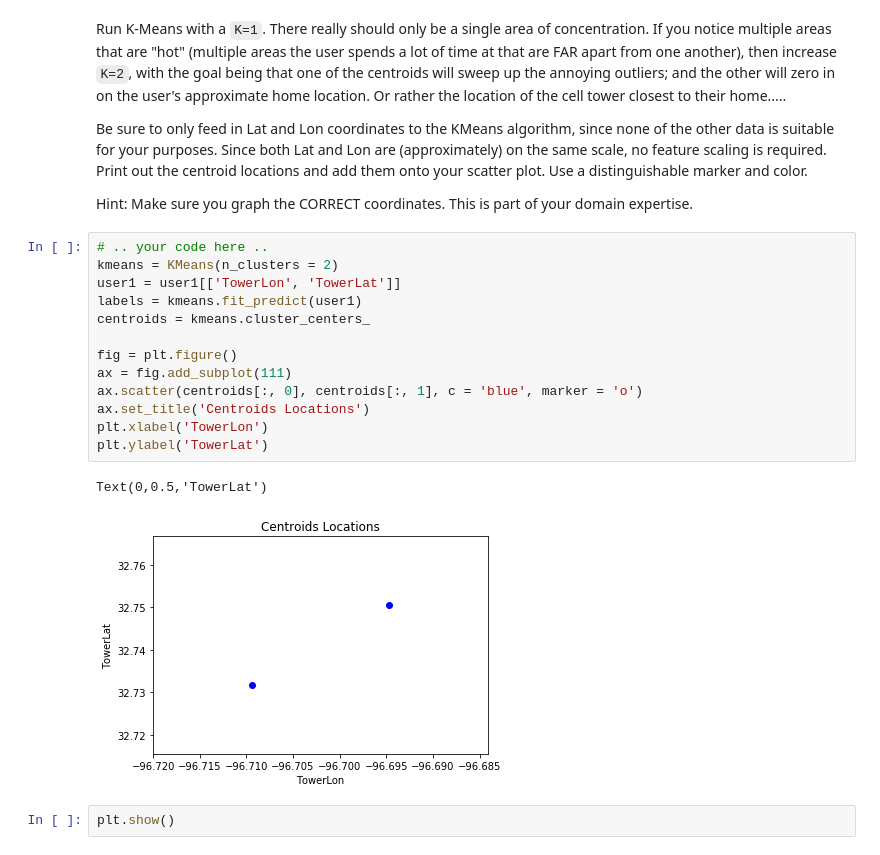
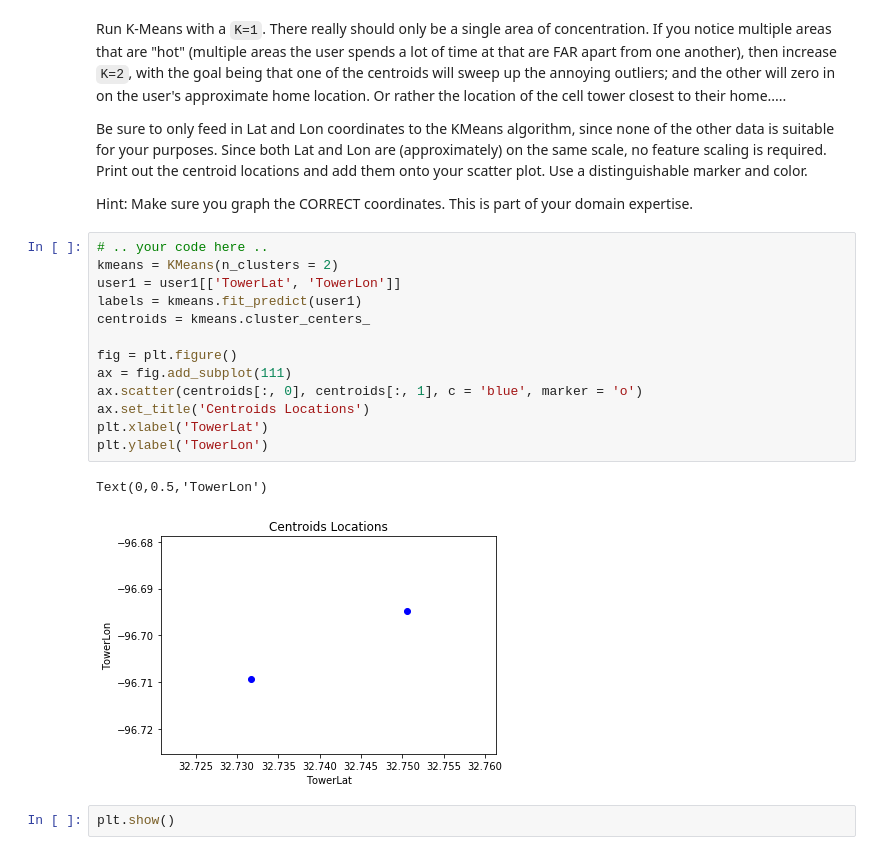
Before and after one commit to Haopython/DAT210x, a Jupyter notebook: Module5/Module5 - Lab2.ipynb, the cells around one changed output. Drawn from its saved outputs; the diff is of its cells as text.

```diff
--- a/Module5/Module5 - Lab2.ipynb
+++ b/Module5/Module5 - Lab2.ipynb
@@ -165,19 +165,19 @@ Hint: Make sure you graph the CORRECT coordinates. This is part of your domain e
 # %%
 # .. your code here ..
 kmeans = KMeans(n_clusters = 2)
-user1 = user1[['TowerLon', 'TowerLat']]
+user1 = user1[['TowerLat', 'TowerLon']]
 labels = kmeans.fit_predict(user1)
 centroids = kmeans.cluster_centers_
 
 fig = plt.figure()
 ax = fig.add_subplot(111)
 ax.scatter(centroids[:, 0], centroids[:, 1], c = 'blue', marker = 'o')
 ax.set_title('Centroids Locations')
-plt.xlabel('TowerLon')
-plt.ylabel('TowerLat')
+plt.xlabel('TowerLat')
+plt.ylabel('TowerLon')
 # %% [output]
-Text(0,0.5,'TowerLat')
+Text(0,0.5,'TowerLon')
-[figure, old version]
+[figure, new version]
 # %%
 plt.show()
 # %% [markdown]
```
Also changed, not shown: parts of 6 cells of this notebook, 1 other file.
